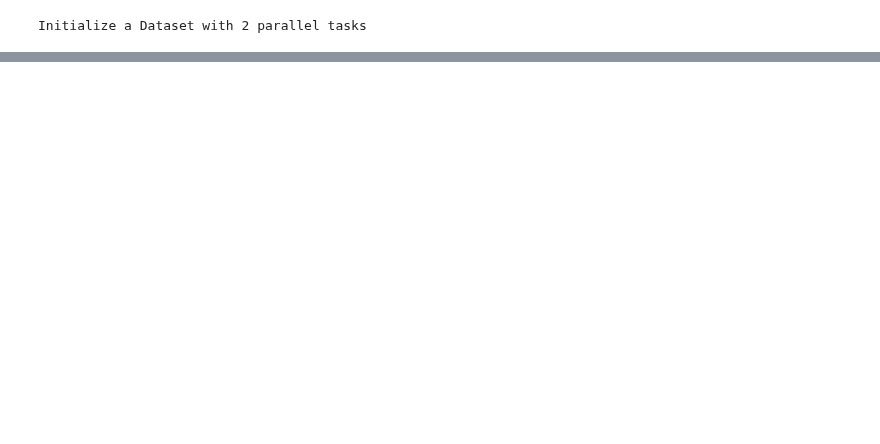
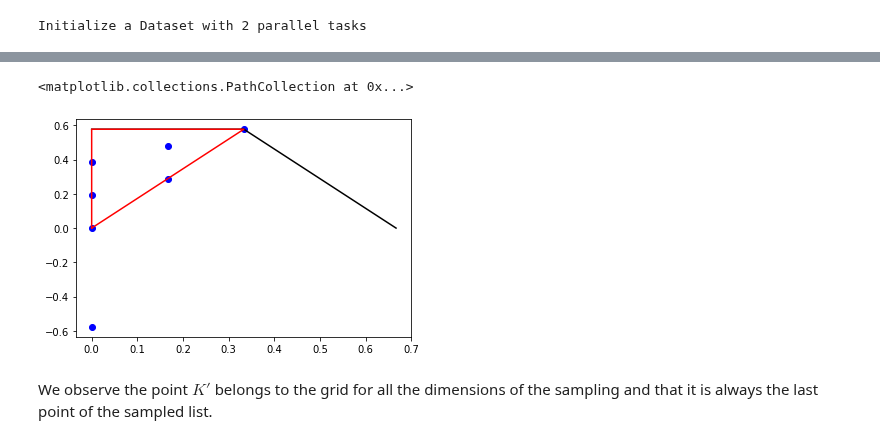
Before and after one commit to marcodalessandro76/Germanene, a Jupyter notebook: DFT_Analysis.ipynb, the cells around one changed output, grey strips where cells are left out. Drawn from its saved outputs; the diff is of its cells as text; code cells hidden in the pictures; blank space fills up the shorter version.

```diff
--- a/DFT_Analysis.ipynb
+++ b/DFT_Analysis.ipynb
@@ -348,5 +360,6 @@ kvalues
 # %%
 study = D.Dataset(run_dir=run_dir,num_tasks=2)
+study.set_postprocessing_function(D.pw_parse_data)
 # %% [output]
 Initialize a Dataset with 2 parallel tasks
 # %%
@@ -357,5 +370,3 @@ for k in kvalues:
     study.append_run(id=idd,input=inp,runner=code,source_dir=os.path.join(run_dir,scf_prefix)+'.save')
 # %%
 #study.runs[0]
-# %%
-study.run()
@@ -373,0 +373,2 @@ computation kpoints_13-nbnds_60 is running...
+# %%
+results = study.run()
@@ -373,0 +385,15 @@ computation kpoints_13-nbnds_60 is running...
+# %%
+kp = results[0].kpoints # cartesian coordinates in units of 2\pi/alat
+#kp
+# %%
+BZ = [K, Kp, Mp]
+plt.plot(*np.column_stack(BZ),color='black')
+IBZ = [Gamma,Kp, Mp,Gamma]
+plt.plot(*np.column_stack(IBZ),color='red')
+plt.scatter(kp[:,0],kp[:,1],c='blue')
+# %% [output]
+<matplotlib.collections.PathCollection at 0x...>
+[figure, added]
+# %% [markdown]
+We observe the point $K'$ belongs to the grid for all the dimensions of the
+sampling and that it is always the last point of the sampled list.
```
Also changed, not shown: parts of 9 cells of this notebook, 1 other file.
